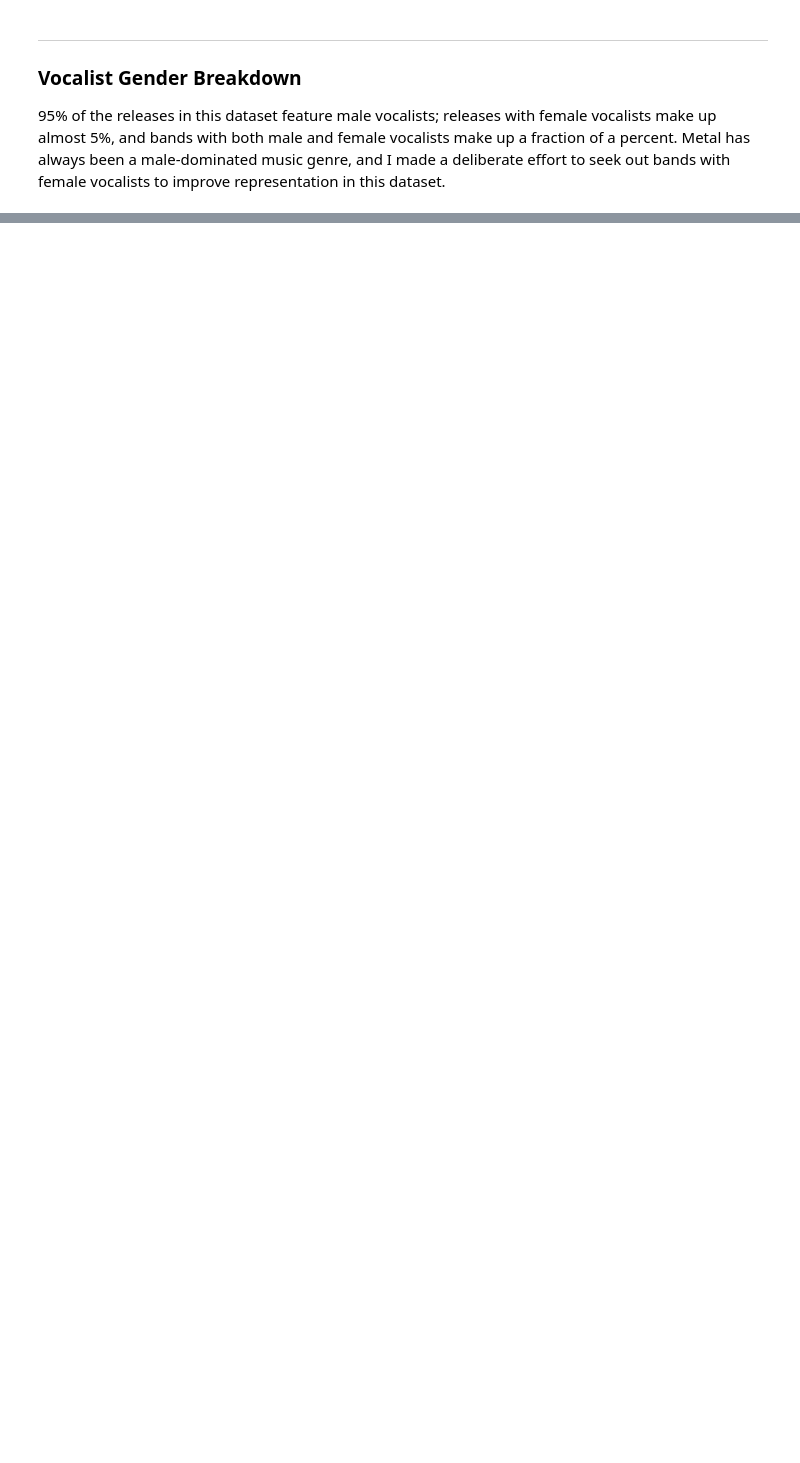
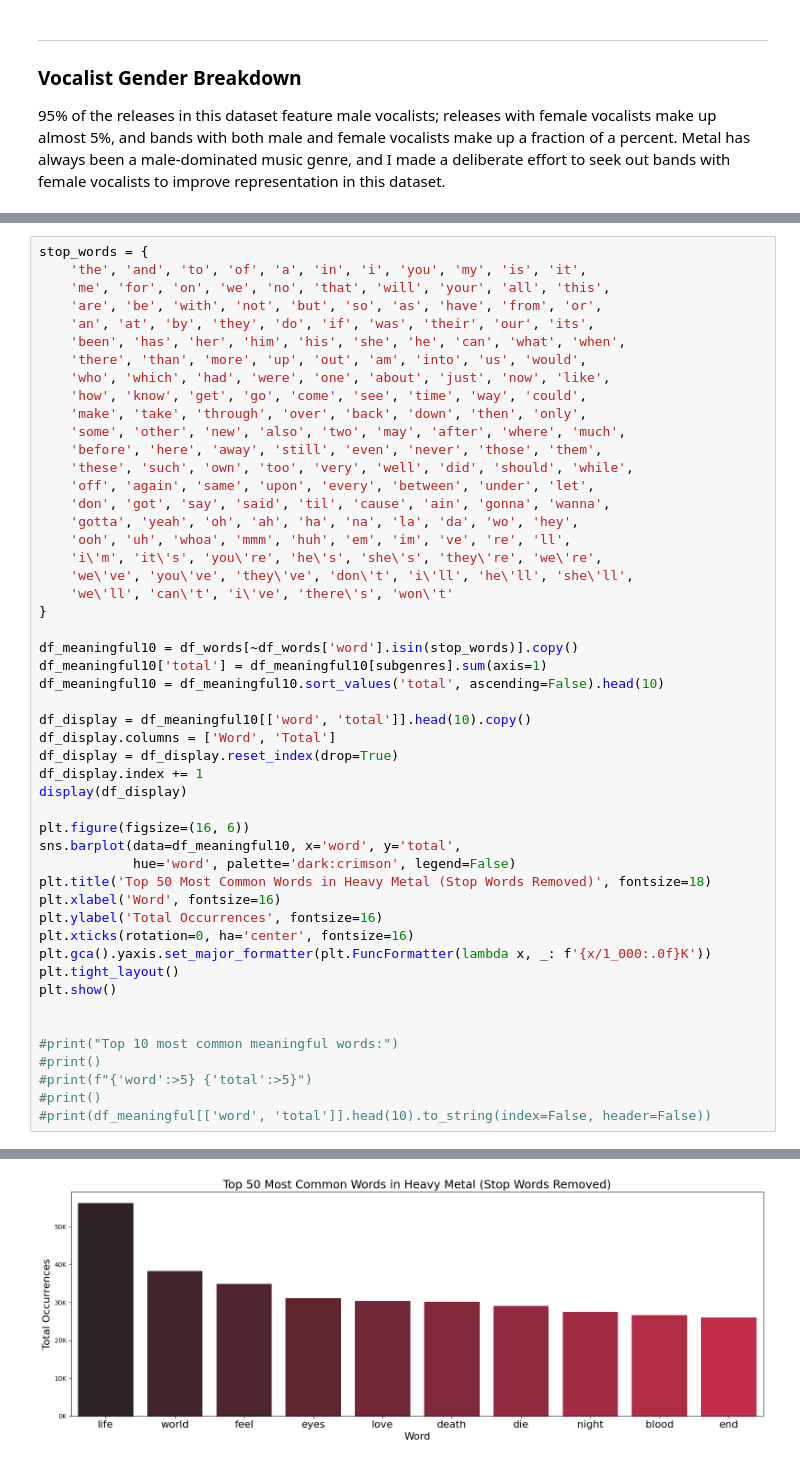
Before and after one commit to wanderson33245/The-Metal-Corpus, a Jupyter notebook: The Metal Corpus.ipynb, the cells around one changed output, grey strips where cells are left out. Saved outputs shown, nothing was run; the diff lists cells and outputs as text; blank space fills up the shorter version.

```diff
--- a/The Metal Corpus.ipynb
+++ b/The Metal Corpus.ipynb
@@ -230,0 +277,51 @@ Melodic Death Metal               13            150             164         7.9
+# %%
+stop_words = {
+    'the', 'and', 'to', 'of', 'a', 'in', 'i', 'you', 'my', 'is', 'it',
+    'me', 'for', 'on', 'we', 'no', 'that', 'will', 'your', 'all', 'this',
+    'are', 'be', 'with', 'not', 'but', 'so', 'as', 'have', 'from', 'or',
+    'an', 'at', 'by', 'they', 'do', 'if', 'was', 'their', 'our', 'its',
+    'been', 'has', 'her', 'him', 'his', 'she', 'he', 'can', 'what', 'when',
+    'there', 'than', 'more', 'up', 'out', 'am', 'into', 'us', 'would',
+    'who', 'which', 'had', 'were', 'one', 'about', 'just', 'now', 'like',
+    'how', 'know', 'get', 'go', 'come', 'see', 'time', 'way', 'could',
+    'make', 'take', 'through', 'over', 'back', 'down', 'then', 'only',
+    'some', 'other', 'new', 'also', 'two', 'may', 'after', 'where', 'much',
+    'before', 'here', 'away', 'still', 'even', 'never', 'those', 'them',
+    'these', 'such', 'own', 'too', 'very', 'well', 'did', 'should', 'while',
+    'off', 'again', 'same', 'upon', 'every', 'between', 'under', 'let',
+    'don', 'got', 'say', 'said', 'til', 'cause', 'ain', 'gonna', 'wanna',
+    'gotta', 'yeah', 'oh', 'ah', 'ha', 'na', 'la', 'da', 'wo', 'hey',
+    'ooh', 'uh', 'whoa', 'mmm', 'huh', 'em', 'im', 've', 're', 'll',
+    'i\'m', 'it\'s', 'you\'re', 'he\'s', 'she\'s', 'they\'re', 'we\'re',
+    'we\'ve', 'you\'ve', 'they\'ve', 'don\'t', 'i\'ll', 'he\'ll', 'she\'ll',
+    'we\'ll', 'can\'t', 'i\'ve', 'there\'s', 'won\'t'
+}
+
+df_meaningful10 = df_words[~df_words['word'].isin(stop_words)].copy()
+df_meaningful10['total'] = df_meaningful10[subgenres].sum(axis=1)
+df_meaningful10 = df_meaningful10.sort_values('total', ascending=False).head(10)
+
+df_display = df_meaningful10[['word', 'total']].head(10).copy()
+df_display.columns = ['Word', 'Total']
+df_display = df_display.reset_index(drop=True)
+df_display.index += 1
+display(df_display)
+
+plt.figure(figsize=(16, 6))
+sns.barplot(data=df_meaningful10, x='word', y='total',
+            hue='word', palette='dark:crimson', legend=False)
+plt.title('Top 50 Most Common Words in Heavy Metal (Stop Words Removed)', fontsize=18)
+plt.xlabel('Word', fontsize=16)
+plt.ylabel('Total Occurrences', fontsize=16)
+plt.xticks(rotation=0, ha='center', fontsize=16)
+plt.gca().yaxis.set_major_formatter(plt.FuncFormatter(lambda x, _: f'{x/1_000:.0f}K'))
+plt.tight_layout()
+plt.show()
+
+
+#print("Top 10 most common meaningful words:")
+#print()
+#print(f"{'word':>5} {'total':>5}")
+#print()
+#print(df_meaningful[['word', 'total']].head(10).to_string(index=False, header=False))
+# %% [output]
@@ -230,0 +339 @@ Melodic Death Metal               13            150             164         7.9
+[figure, added]
```
Also changed, not shown: parts of 18 cells of this notebook.
